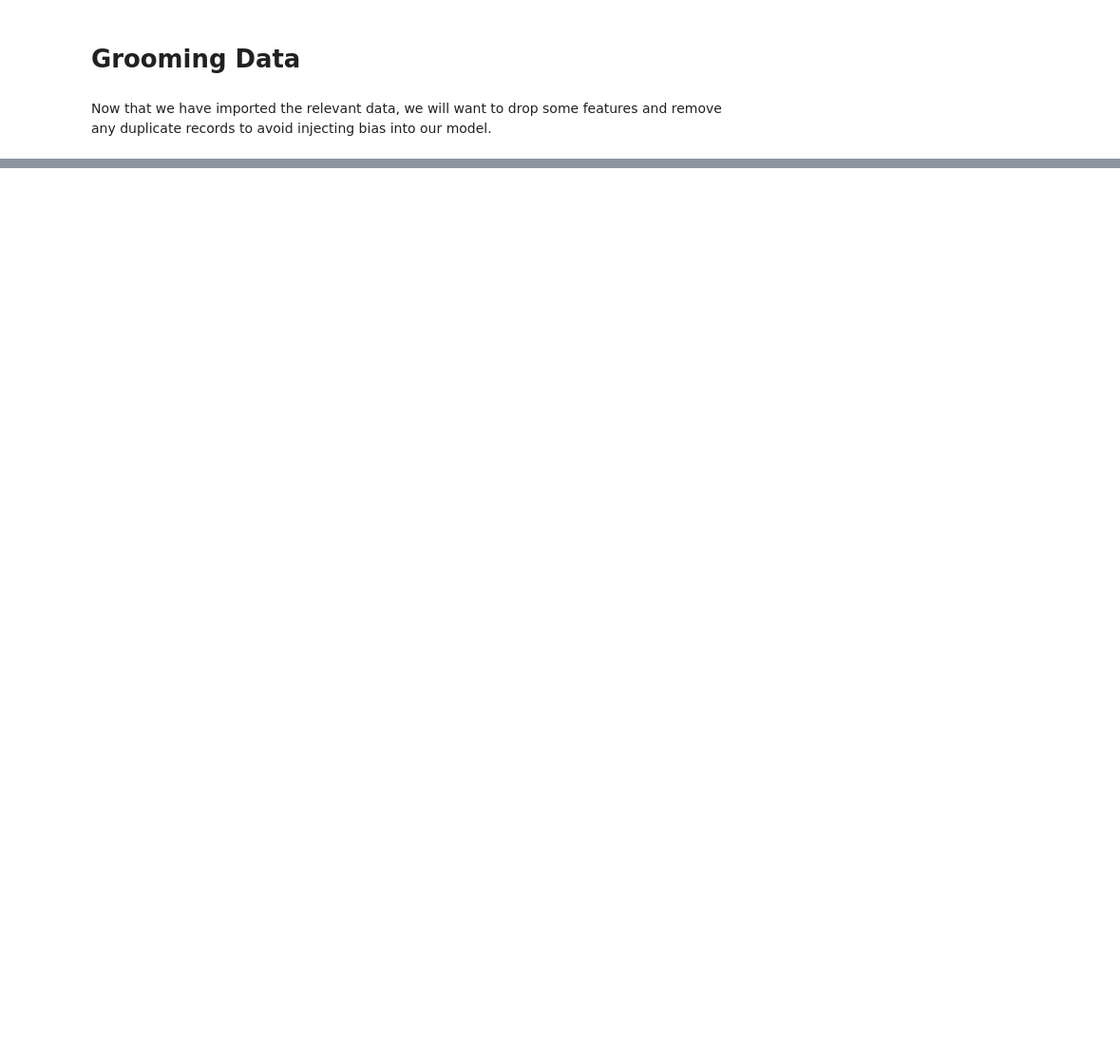
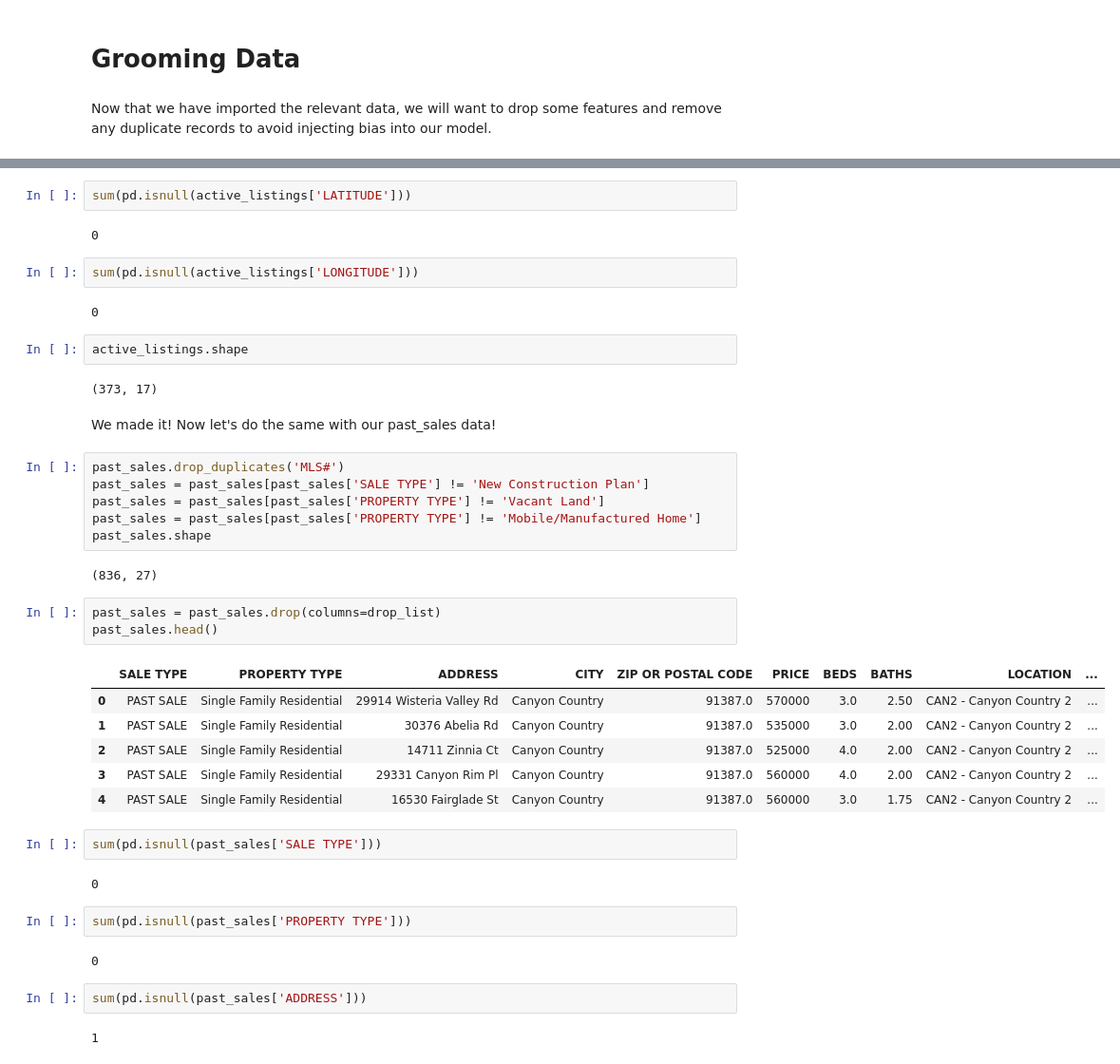
Before and after one commit to stonecoldnicole/flip-or-skip, a Jupyter notebook: Data_Exploration.ipynb, the cells around one changed output, grey strips where cells are left out. Shown at 95% size. Drawn from its saved outputs; the diff is of its cells as text; blank space fills up the shorter version.

```diff
--- a/Data_Exploration.ipynb
+++ b/Data_Exploration.ipynb
@@ -35,0 +196,44 @@ Now that we have imported the relevant data, we will want to drop some features
+# %%
+sum(pd.isnull(active_listings['LATITUDE']))
+# %% [output]
+0
+# %%
+sum(pd.isnull(active_listings['LONGITUDE']))
+# %% [output]
+0
+# %%
+active_listings.shape
+# %% [output]
+(373, 17)
+# %% [markdown]
+We made it! Now let's do the same with our past_sales data!
+# %%
+past_sales.drop_duplicates('MLS#')
+past_sales = past_sales[past_sales['SALE TYPE'] != 'New Construction Plan']
+past_sales = past_sales[past_sales['PROPERTY TYPE'] != 'Vacant Land']
+past_sales = past_sales[past_sales['PROPERTY TYPE'] != 'Mobile/Manufactured Home']
+past_sales.shape
+# %% [output]
+(836, 27)
+# %%
+past_sales = past_sales.drop(columns=drop_list)
+past_sales.head()
+# %% [output]
+|  | SALE TYPE | PROPERTY TYPE | ADDRESS | CITY | ZIP OR POSTAL CODE | PRICE | BEDS | BATHS | LOCATION | ... |
+| 0 | PAST SALE | Single Family Residential | 29914 Wisteria Valley Rd | Canyon Country | 91387.0 | 570000 | 3.0 | 2.50 | CAN2 - Canyon Country 2 | ... |
+| 1 | PAST SALE | Single Family Residential | 30376 Abelia Rd | Canyon Country | 91387.0 | 535000 | 3.0 | 2.00 | CAN2 - Canyon Country 2 | ... |
+| 2 | PAST SALE | Single Family Residential | 14711 Zinnia Ct | Canyon Country | 91387.0 | 525000 | 4.0 | 2.00 | CAN2 - Canyon Country 2 | ... |
+| 3 | PAST SALE | Single Family Residential | 29331 Canyon Rim Pl | Canyon Country | 91387.0 | 560000 | 4.0 | 2.00 | CAN2 - Canyon Country 2 | ... |
+| 4 | PAST SALE | Single Family Residential | 16530 Fairglade St | Canyon Country | 91387.0 | 560000 | 3.0 | 1.75 | CAN2 - Canyon Country 2 | ... |
+# %%
+sum(pd.isnull(past_sales['SALE TYPE']))
+# %% [output]
+0
+# %%
+sum(pd.isnull(past_sales['PROPERTY TYPE']))
+# %% [output]
+0
+# %%
+sum(pd.isnull(past_sales['ADDRESS']))
+# %% [output]
+1
```
Also changed, not shown: parts of 58 cells of this notebook, 3 other files.
